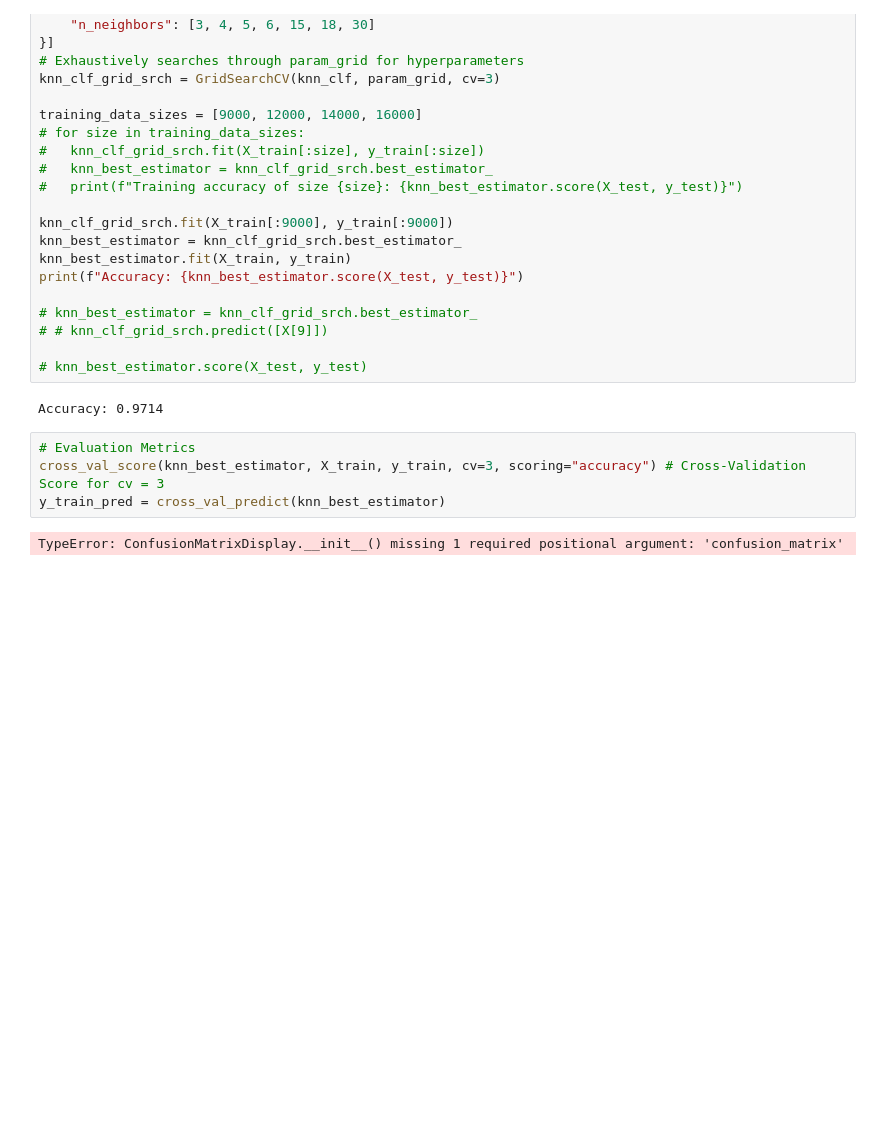
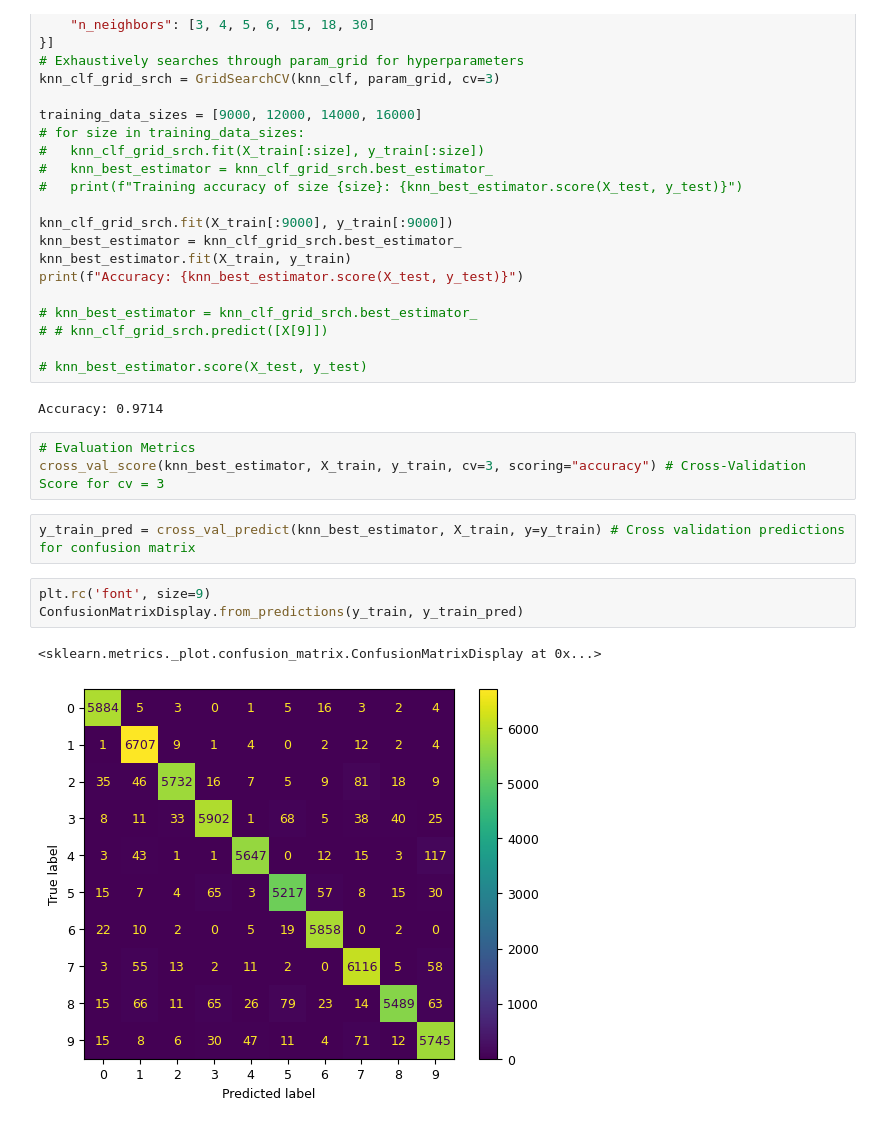
Before and after one commit to pedropalaciosjr/mnist_kneighborsclassifier, a Jupyter notebook: mnist_kneighborsclassifier.ipynb, the cells around one changed output. Drawn from its saved outputs; the diff is of its cells as text; blank space fills up the shorter version.

Commit message:
Additional evaluation metrics

```diff
--- a/mnist_kneighborsclassifier.ipynb
+++ b/mnist_kneighborsclassifier.ipynb
@@ -55,6 +55,11 @@ Accuracy: 0.9714
 # %%
 # Evaluation Metrics
 cross_val_score(knn_best_estimator, X_train, y_train, cv=3, scoring="accuracy") # Cross-Validation Score for cv = 3
-y_train_pred = cross_val_predict(knn_best_estimator)
-# %% [output]
-TypeError: ConfusionMatrixDisplay.__init__() missing 1 required positional argument: 'confusion_matrix'
+# %%
+y_train_pred = cross_val_predict(knn_best_estimator, X_train, y=y_train) # Cross validation predictions for confusion matrix
+# %%
+plt.rc('font', size=9)
+ConfusionMatrixDisplay.from_predictions(y_train, y_train_pred)
+# %% [output]
+<sklearn.metrics._plot.confusion_matrix.ConfusionMatrixDisplay at 0x...>
+[figure, added]
```
